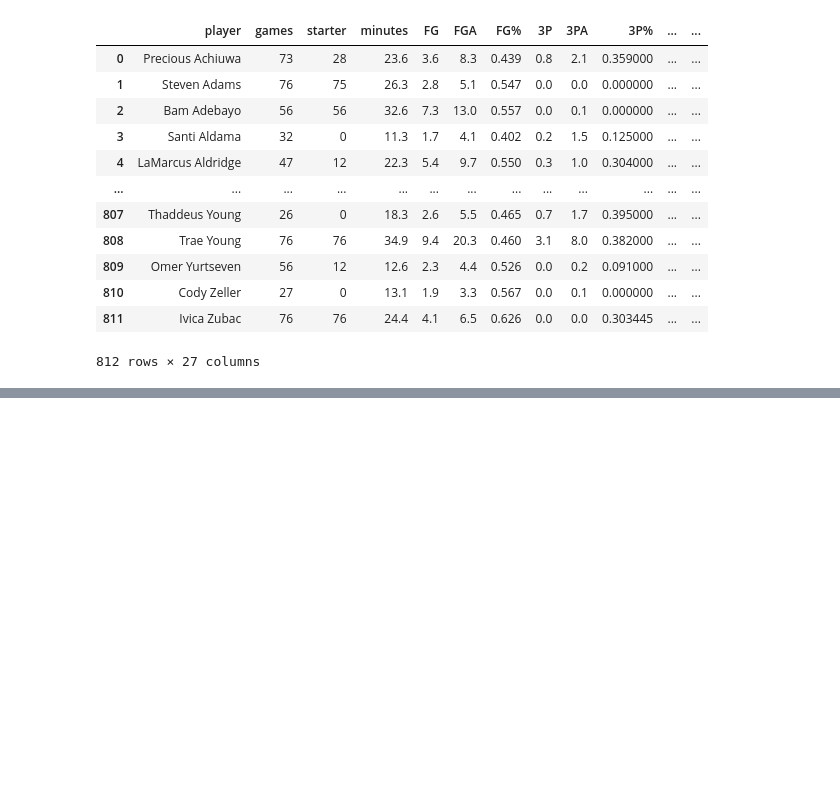
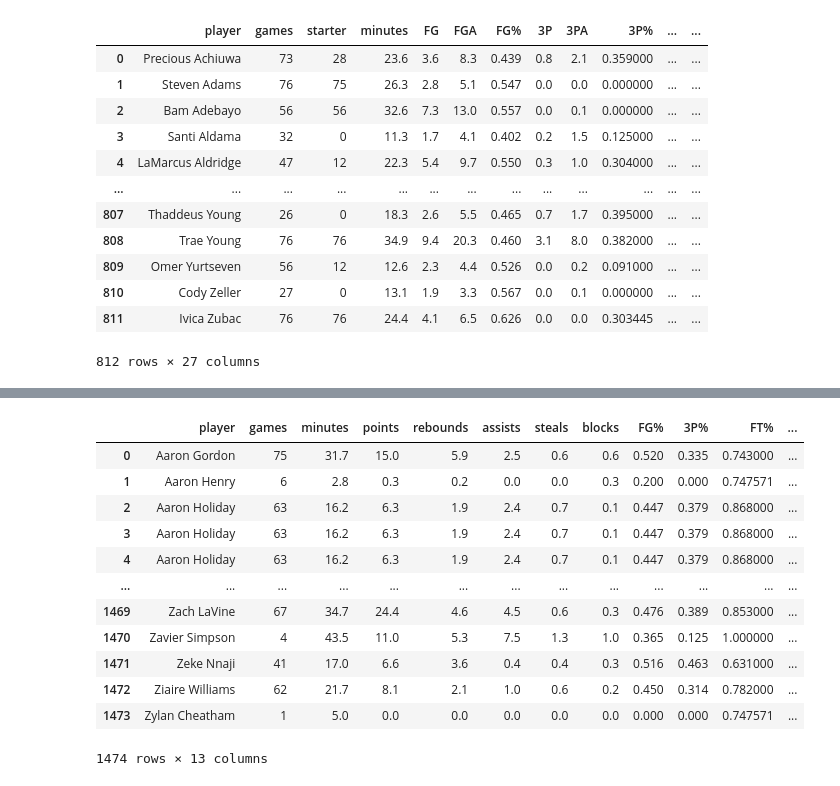
Before and after one commit to danieltsan/nba_mvp_predictor, a Jupyter notebook: notebooks_mvp_23_predictor.ipynb, the cells around one changed output, grey strips where cells are left out. Cells and saved outputs as stored; diff of their text form; code cells hidden in the pictures; blank space fills up the shorter version.

```diff
--- a/notebooks_mvp_23_predictor.ipynb
+++ b/notebooks_mvp_23_predictor.ipynb
@@ -137,3 +124,7 @@ s_22_adv_simple
 | 810 | Cody Zeller | 27 | 355 | 17.2 | 0.627 | 0.044 | 0.544 | 14.9 | 24.1 | 19.3 | ... | ... |
 | 811 | Ivica Zubac | 76 | 1852 | 19.2 | 0.660 | 0.000 | 0.459 | 12.8 | 23.7 | 18.4 | ... | ... |
 812 rows × 24 columns
+# %%
+#extract just the winshare columns
+s_22_ws = s_22_adv_simple[['player', 'WS', 'WS/48']]
+s_22_ws
@@ -202,3 +207,7 @@ s_22_simple
 | 810 | Cody Zeller | 27 | 0 | 13.1 | 1.9 | 3.3 | 0.567 | 0.0 | 0.1 | 0.000000 | ... | ... |
 | 811 | Ivica Zubac | 76 | 76 | 24.4 | 4.1 | 6.5 | 0.626 | 0.0 | 0.0 | 0.303445 | ... | ... |
 812 rows × 27 columns
+# %%
+# extract games, minutes, points, rebounds, assists, steals, blocks, FG%, 3P%, FT%
+s_22_extract = s_22_simple[['player', 'games', 'minutes', 'points', 'rebounds', 'assists', 'steals', 'blocks', 'FG%', '3P%', 'FT%']]
+s_22_extract
@@ -204,0 +228,18 @@ s_22_simple
+# %%
+# join the extracted tables together
+s_22_join = s_22_extract.set_index('player').join(s_22_ws.set_index('player')).reset_index()
+s_22_join
+# %% [output]
+|  | player | games | minutes | points | rebounds | assists | steals | blocks | FG% | 3P% | FT% | ... |
+| 0 | Aaron Gordon | 75 | 31.7 | 15.0 | 5.9 | 2.5 | 0.6 | 0.6 | 0.520 | 0.335 | 0.743000 | ... |
+| 1 | Aaron Henry | 6 | 2.8 | 0.3 | 0.2 | 0.0 | 0.0 | 0.3 | 0.200 | 0.000 | 0.747571 | ... |
+| 2 | Aaron Holiday | 63 | 16.2 | 6.3 | 1.9 | 2.4 | 0.7 | 0.1 | 0.447 | 0.379 | 0.868000 | ... |
+| 3 | Aaron Holiday | 63 | 16.2 | 6.3 | 1.9 | 2.4 | 0.7 | 0.1 | 0.447 | 0.379 | 0.868000 | ... |
+| 4 | Aaron Holiday | 63 | 16.2 | 6.3 | 1.9 | 2.4 | 0.7 | 0.1 | 0.447 | 0.379 | 0.868000 | ... |
+| ... | ... | ... | ... | ... | ... | ... | ... | ... | ... | ... | ... | ... |
+| 1469 | Zach LaVine | 67 | 34.7 | 24.4 | 4.6 | 4.5 | 0.6 | 0.3 | 0.476 | 0.389 | 0.853000 | ... |
+| 1470 | Zavier Simpson | 4 | 43.5 | 11.0 | 5.3 | 7.5 | 1.3 | 1.0 | 0.365 | 0.125 | 1.000000 | ... |
+| 1471 | Zeke Nnaji | 41 | 17.0 | 6.6 | 3.6 | 0.4 | 0.4 | 0.3 | 0.516 | 0.463 | 0.631000 | ... |
+| 1472 | Ziaire Williams | 62 | 21.7 | 8.1 | 2.1 | 1.0 | 0.6 | 0.2 | 0.450 | 0.314 | 0.782000 | ... |
+| 1473 | Zylan Cheatham | 1 | 5.0 | 0.0 | 0.0 | 0.0 | 0.0 | 0.0 | 0.000 | 0.000 | 0.747571 | ... |
+1474 rows × 13 columns
```
Also changed, not shown: parts of 8 cells of this notebook.
